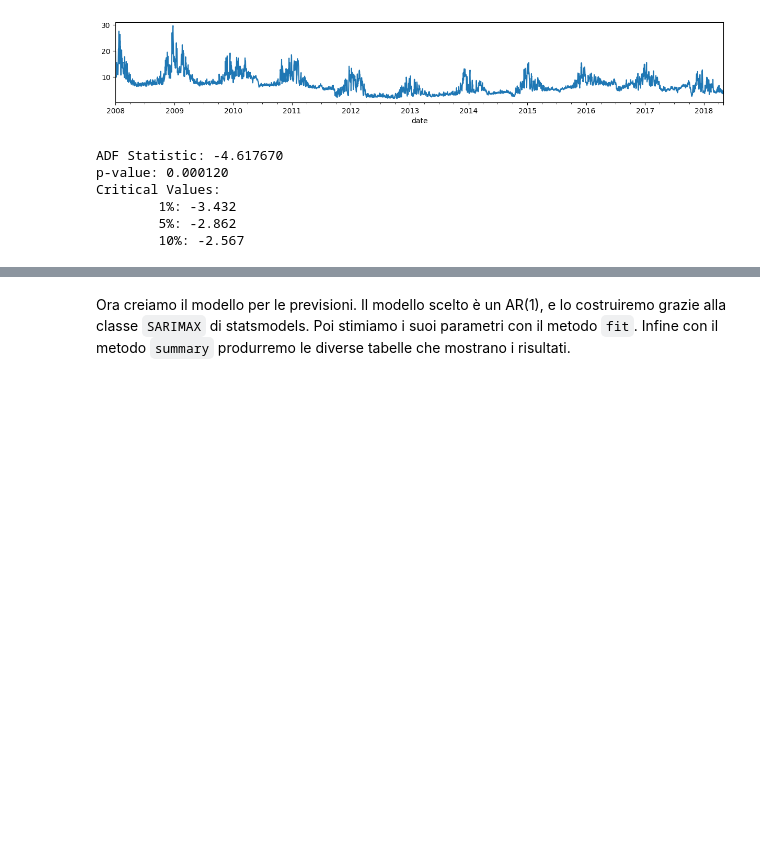
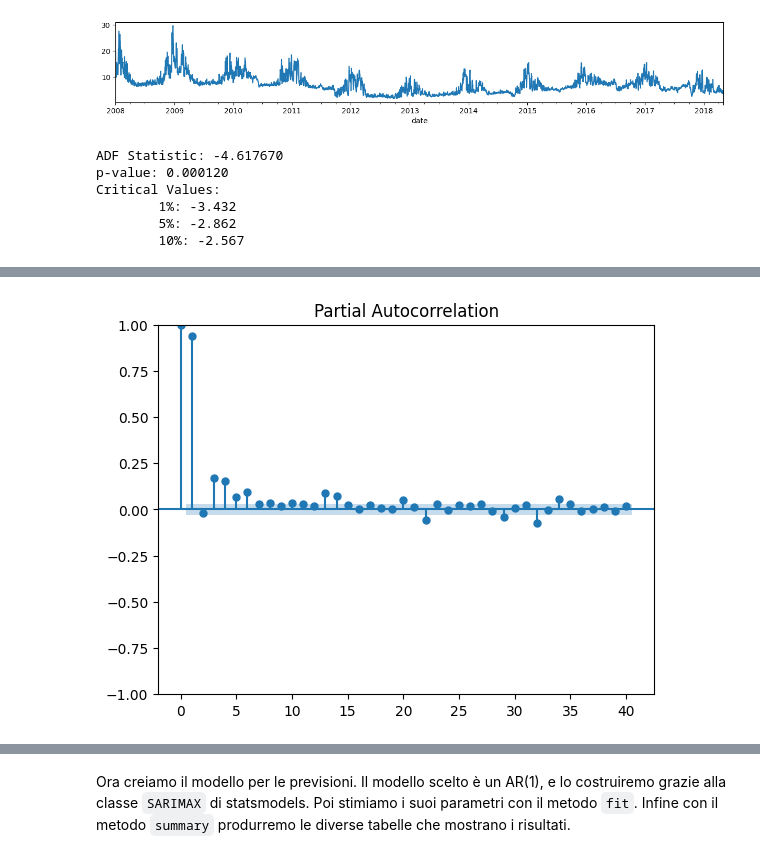
Before and after one commit to ChiaraAmalia/DataScience2Project, a Jupyter notebook: forecasting.ipynb, the cells around one changed output, grey strips where cells are left out. Drawn from its saved outputs; the diff is of its cells as text; code cells hidden in the pictures; blank space fills up the shorter version.

```diff
--- a/forecasting.ipynb
+++ b/forecasting.ipynb
@@ -343,0 +351,5 @@ Critical Values:
+# %%
+sm.graphics.tsa.plot_pacf(forSo.values.squeeze(), lags=40, method="ywm")
+plt.show()
+# %% [output]
+[figure, added]
```
Also changed, not shown: parts of 6 cells of this notebook, 1 other file.
